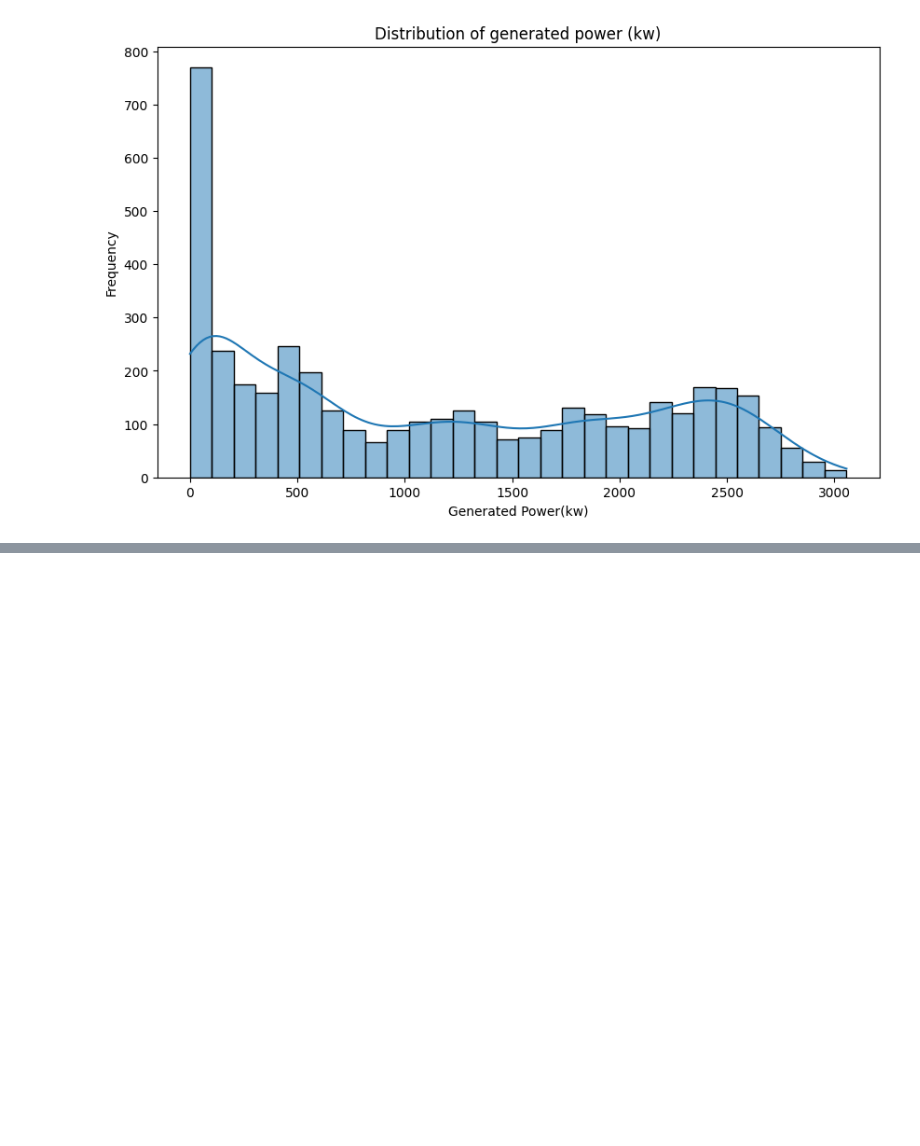
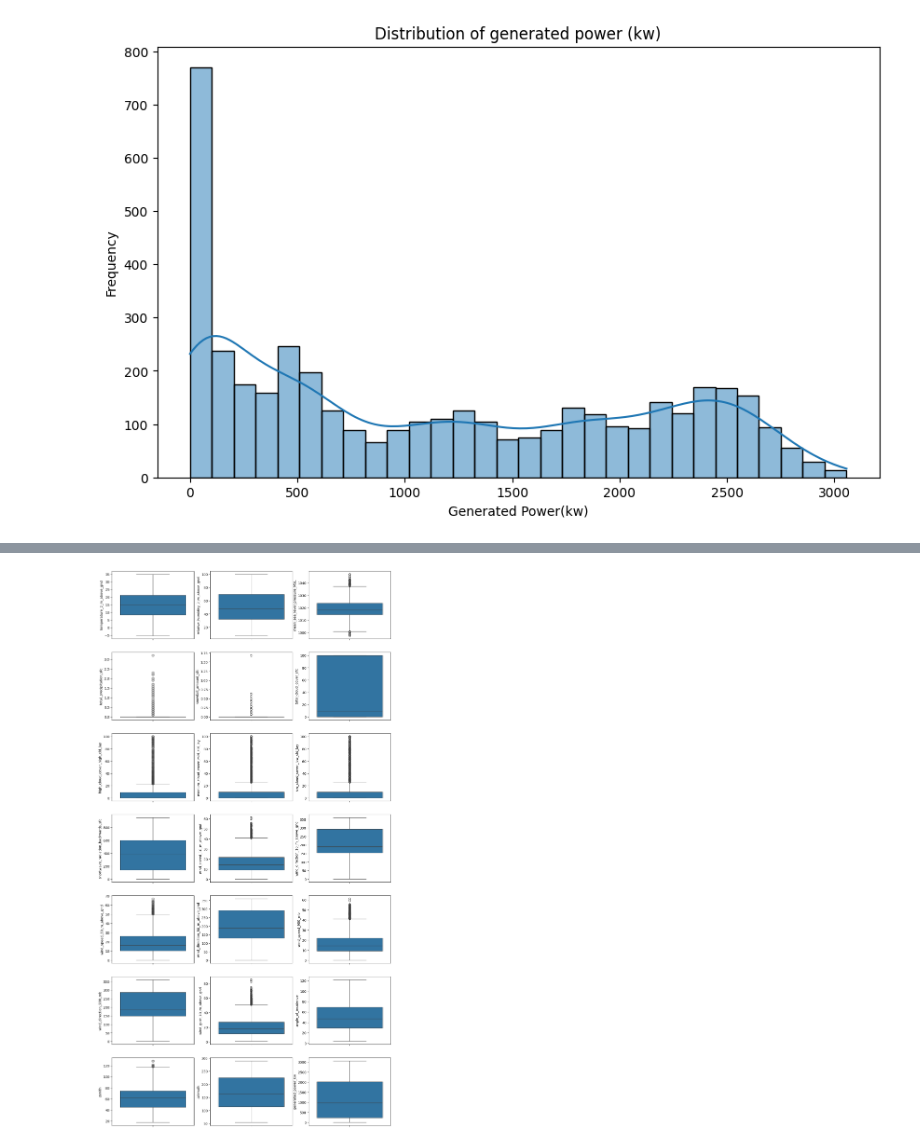
Before and after one commit to Naveen-4545/WEEk1, a Jupyter notebook: solarpowerprediction.ipynb, the cells around one changed output, grey strips where cells are left out. Cells and saved outputs as stored; diff of their text form; code cells hidden in the pictures; blank space fills up the shorter version.

```diff
--- a/solarpowerprediction.ipynb
+++ b/solarpowerprediction.ipynb
@@ -116,0 +165,9 @@ plt.show()
+# %%
+#outlier
+plt.figure(figsize=(15,30))
+for i,column in enumerate(df.columns):
+    plt.subplot(7, 3, i+1)
+    sns.boxplot(df[column])
+plt.show()
+# %% [output]
+[figure, added]
```
Also changed, not shown: parts of 5 cells of this notebook.
